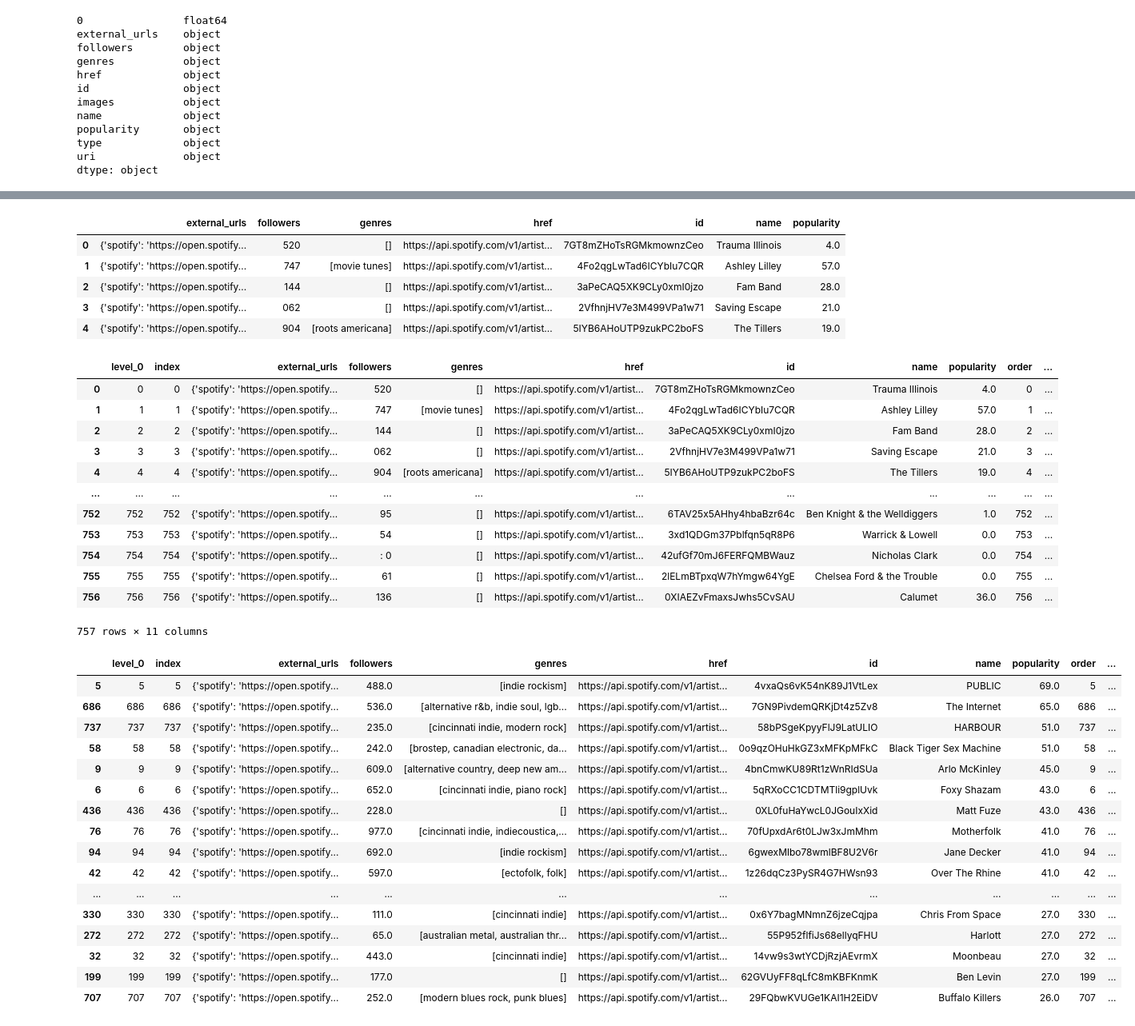
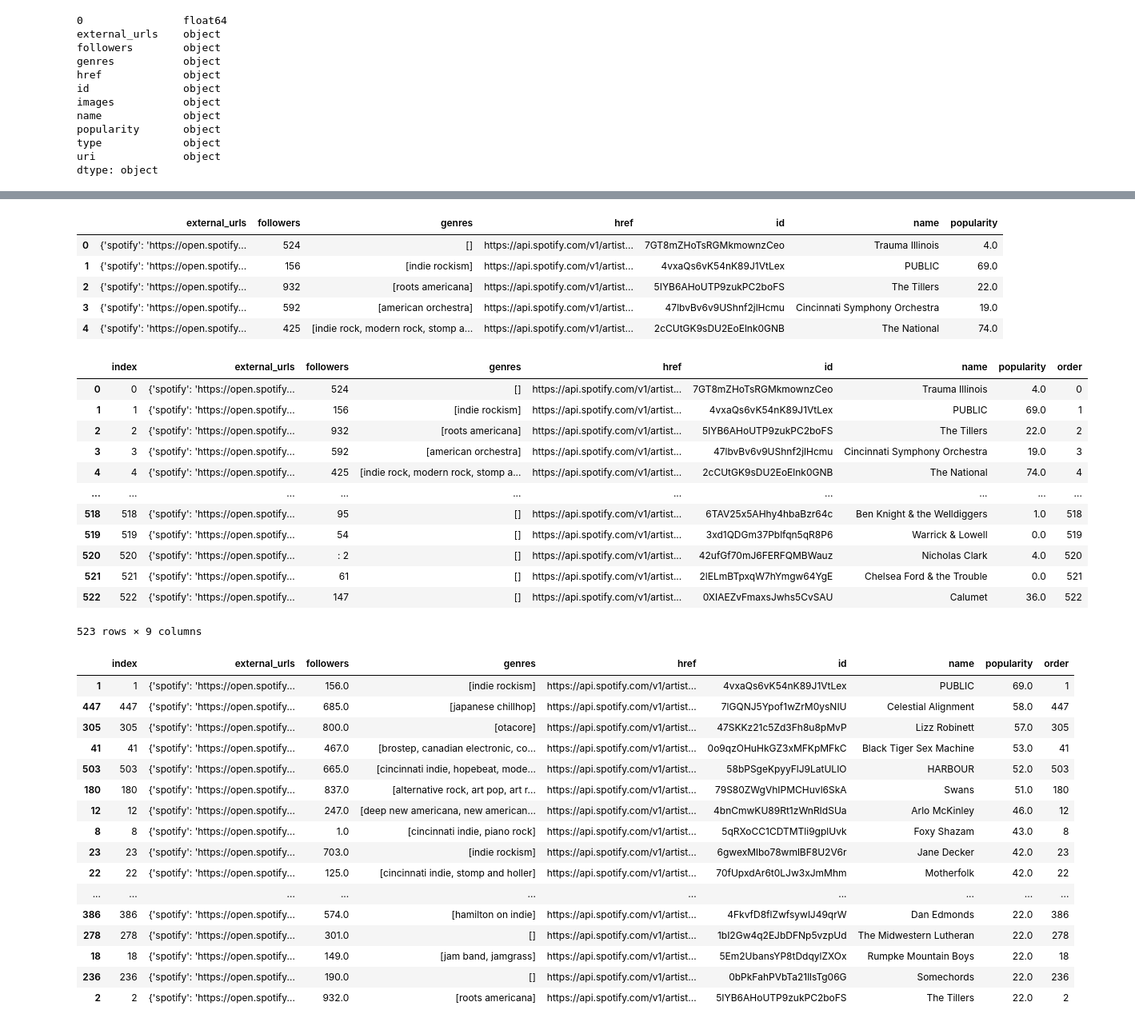
Before and after one commit to jbjaxxon/local_music_analytics_v2, a Jupyter notebook: 02_get_spotify_info.ipynb, the cells around one changed output, grey strips where cells are left out. Shown at 80% size. Drawn from its saved outputs; the diff is of its cells as text; code cells hidden in the pictures.

```diff
--- a/02_get_spotify_info.ipynb
+++ b/02_get_spotify_info.ipynb
@@ -208,6 +228,6 @@ search
   'previous': None,
   'total': 0}}
 # %%
-df_bands = df_bands[['names']]
+df_bands = df_bands[['names','favorites']]
 df_bands.head()
 # %% [output]
@@ -323,11 +343,11 @@ trim_spotify_clean = trim_spotify.drop([0, 'images','type','uri'], axis=1)
 trim_spotify_clean.head(5)
 # %% [output]
 |  | external_urls | followers | genres | href | id | name | popularity |
-| 0 | {'spotify': 'https://open.spotify... | 520 | [] | https://api.spotify.com/v1/artist... | 7GT8mZHoTsRGMkmownzCeo | Trauma Illinois | 4.0 |
-| 1 | {'spotify': 'https://open.spotify... | 747 | [movie tunes] | https://api.spotify.com/v1/artist... | 4Fo2qgLwTad6ICYbIu7CQR | Ashley Lilley | 57.0 |
-| 2 | {'spotify': 'https://open.spotify... | 144 | [] | https://api.spotify.com/v1/artist... | 3aPeCAQ5XK9CLy0xmI0jzo | Fam Band | 28.0 |
-| 3 | {'spotify': 'https://open.spotify... | 062 | [] | https://api.spotify.com/v1/artist... | 2VfhnjHV7e3M499VPa1w71 | Saving Escape | 21.0 |
-| 4 | {'spotify': 'https://open.spotify... | 904 | [roots americana] | https://api.spotify.com/v1/artist... | 5IYB6AHoUTP9zukPC2boFS | The Tillers | 19.0 |
+| 0 | {'spotify': 'https://open.spotify... | 524 | [] | https://api.spotify.com/v1/artist... | 7GT8mZHoTsRGMkmownzCeo | Trauma Illinois | 4.0 |
+| 1 | {'spotify': 'https://open.spotify... | 156 | [indie rockism] | https://api.spotify.com/v1/artist... | 4vxaQs6vK54nK89J1VtLex | PUBLIC | 69.0 |
+| 2 | {'spotify': 'https://open.spotify... | 932 | [roots americana] | https://api.spotify.com/v1/artist... | 5IYB6AHoUTP9zukPC2boFS | The Tillers | 22.0 |
+| 3 | {'spotify': 'https://open.spotify... | 592 | [american orchestra] | https://api.spotify.com/v1/artist... | 47lbvBv6v9UShnf2jlHcmu | Cincinnati Symphony Orchestra | 19.0 |
+| 4 | {'spotify': 'https://open.spotify... | 425 | [indie rock, modern rock, stomp a... | https://api.spotify.com/v1/artist... | 2cCUtGK9sDU2EoElnk0GNB | The National | 74.0 |
 # %%
 # trim_spotify_clean.dtypes
 # trim_spotify_clean["popularity"] = pd.to_numeric(trim_spotify_clean["popularity"])
@@ -338,19 +358,19 @@ trim_spotify_local.reset_index(inplace=True)
 trim_spotify_local['order'] = trim_spotify_local['index']
 trim_spotify_local
 # %% [output]
-|  | level_0 | index | external_urls | followers | genres | href | id | name | popularity | order | ... |
-| 0 | 0 | 0 | {'spotify': 'https://open.spotify... | 520 | [] | https://api.spotify.com/v1/artist... | 7GT8mZHoTsRGMkmownzCeo | Trauma Illinois | 4.0 | 0 | ... |
-| 1 | 1 | 1 | {'spotify': 'https://open.spotify... | 747 | [movie tunes] | https://api.spotify.com/v1/artist... | 4Fo2qgLwTad6ICYbIu7CQR | Ashley Lilley | 57.0 | 1 | ... |
-| 2 | 2 | 2 | {'spotify': 'https://open.spotify... | 144 | [] | https://api.spotify.com/v1/artist... | 3aPeCAQ5XK9CLy0xmI0jzo | Fam Band | 28.0 | 2 | ... |
-| 3 | 3 | 3 | {'spotify': 'https://open.spotify... | 062 | [] | https://api.spotify.com/v1/artist... | 2VfhnjHV7e3M499VPa1w71 | Saving Escape | 21.0 | 3 | ... |
-| 4 | 4 | 4 | {'spotify': 'https://open.spotify... | 904 | [roots americana] | https://api.spotify.com/v1/artist... | 5IYB6AHoUTP9zukPC2boFS | The Tillers | 19.0 | 4 | ... |
-| ... | ... | ... | ... | ... | ... | ... | ... | ... | ... | ... | ... |
-| 752 | 752 | 752 | {'spotify': 'https://open.spotify... | 95 | [] | https://api.spotify.com/v1/artist... | 6TAV25x5AHhy4hbaBzr64c | Ben Knight & the Welldiggers | 1.0 | 752 | ... |
-| 753 | 753 | 753 | {'spotify': 'https://open.spotify... | 54 | [] | https://api.spotify.com/v1/artist... | 3xd1QDGm37Pblfqn5qR8P6 | Warrick & Lowell | 0.0 | 753 | ... |
-| 754 | 754 | 754 | {'spotify': 'https://open.spotify... | : 0 | [] | https://api.spotify.com/v1/artist... | 42ufGf70mJ6FERFQMBWauz | Nicholas Clark | 0.0 | 754 | ... |
-| 755 | 755 | 755 | {'spotify': 'https://open.spotify... | 61 | [] | https://api.spotify.com/v1/artist... | 2lELmBTpxqW7hYmgw64YgE | Chelsea Ford & the Trouble | 0.0 | 755 | ... |
-| 756 | 756 | 756 | {'spotify': 'https://open.spotify... | 136 | [] | https://api.spotify.com/v1/artist... | 0XIAEZvFmaxsJwhs5CvSAU | Calumet | 36.0 | 756 | ... |
+|  | index | external_urls | followers | genres | href | id | name | popularity | order |
+| 0 | 0 | {'spotify': 'https://open.spotify... | 524 | [] | https://api.spotify.com/v1/artist... | 7GT8mZHoTsRGMkmownzCeo | Trauma Illinois | 4.0 | 0 |
+| 1 | 1 | {'spotify': 'https://open.spotify... | 156 | [indie rockism] | https://api.spotify.com/v1/artist... | 4vxaQs6vK54nK89J1VtLex | PUBLIC | 69.0 | 1 |
+| 2 | 2 | {'spotify': 'https://open.spotify... | 932 | [roots americana] | https://api.spotify.com/v1/artist... | 5IYB6AHoUTP9zukPC2boFS | The Tillers | 22.0 | 2 |
+| 3 | 3 | {'spotify': 'https://open.spotify... | 592 | [american orchestra] | https://api.spotify.com/v1/artist... | 47lbvBv6v9UShnf2jlHcmu | Cincinnati Symphony Orchestra | 19.0 | 3 |
+| 4 | 4 | {'spotify': 'https://open.spotify... | 425 | [indie rock, modern rock, stomp a... | https://api.spotify.com/v1/artist... | 2cCUtGK9sDU2EoElnk0GNB | The National | 74.0 | 4 |
+| ... | ... | ... | ... | ... | ... | ... | ... | ... | ... |
+| 518 | 518 | {'spotify': 'https://open.spotify... | 95 | [] | https://api.spotify.com/v1/artist... | 6TAV25x5AHhy4hbaBzr64c | Ben Knight & the Welldiggers | 1.0 | 518 |
+| 519 | 519 | {'spotify': 'https://open.spotify... | 54 | [] | https://api.spotify.com/v1/artist... | 3xd1QDGm37Pblfqn5qR8P6 | Warrick & Lowell | 0.0 | 519 |
+| 520 | 520 | {'spotify': 'https://open.spotify... | : 2 | [] | https://api.spotify.com/v1/artist... | 42ufGf70mJ6FERFQMBWauz | Nicholas Clark | 4.0 | 520 |
+| 521 | 521 | {'spotify': 'https://open.spotify... | 61 | [] | https://api.spotify.com/v1/artist... | 2lELmBTpxqW7hYmgw64YgE | Chelsea Ford & the Trouble | 0.0 | 521 |
+| 522 | 522 | {'spotify': 'https://open.spotify... | 147 | [] | https://api.spotify.com/v1/artist... | 0XIAEZvFmaxsJwhs5CvSAU | Calumet | 36.0 | 522 |
-757 rows × 11 columns
+523 rows × 9 columns
 # %%
 # import numpy as np
 # trim_spotify_local['local'] = np.where((trim_spotify_local['order']>400) & (trim_spotify_local['popularity']>20) , 'no', 'yes')
@@ -362,50 +382,54 @@ trim_spotify_local
 # %%
 trim_to_local_only = trim_spotify_local
 # Reassign to correct DF
 trim_spotify_clean = trim_to_local_only
 
 trim_spotify_clean = trim_spotify_clean.replace(': ','', regex=True)
 trim_spotify_clean[['followers']] = trim_spotify_clean[['followers']].astype(float)
 
 goodbye_national_list = ['Billie Eilish','Marc Anthony','Travis Barker','The National',
 'Supertramp','A Day To Remember','Nancy Sinatra','Moira Dela Torre',
 'Audrey Mika', 'BANKS','Vacations','Patsy Cline','Ricky Nelson',
 'SOYEON of (G)I-DLE','Jameson Rodgers','RetroVision','Zooey Deschanel',
 'Eurielle',	'Ashley Lilley','Rucci','Aaryan Shah','Hilary Hahn',
 'The Original Broadway Cast Of School Of Rock','Alter Ego','Madleen Kane',
 'Loren Hartman','Rarin','Ted Nugent','Wilderado','Buckethead','Ghost Rider',
 'Celestial Aeon Project','Copper King','JUDGE','Greer','The Sweeplings','Focus','McEnroe','	Matt Fuze',
 'Voodoo Glow Skulls','Louis Langrée','Here Come The Mummies','The Shivers','Sungazer','Ben Flocks','The Shivers','Night Owl',
 'Blueprint','Drew Schueler','Kelly Thomas','Sundae Drives','Meridian','Dark Matters','Mitch De Klein','Mick Blankenship',
-'Wayward Sons','Dan Campbell','Soften the Glare','Bad Veins','Continuados','','','',
-'','','','','','','','',
+'Wayward Sons','Dan Campbell','Soften the Glare','Bad Veins','Continuados','The Internet','Matt Fuze','John Ford Coley',
+'Johnny Christoff','FWD','Resonator Threads','Northbound','Flatline','JBroadway','Ruby Reese','The Juice Is Okay',
+'The String Theory','American Sin','My Own Words','Harlott','Jesse Barnett','Ben Levin','Joesph Gillespie','Nosebleed',
+'Patchworks','Orchards','The Spiders From Mars','Tim Snider','Livid','Dr. Head','Brian Kelly','',
 '','','','','','','',''
+
 ]
 
 pd.set_option('display.max_rows', 500)
 
 trim_spotify_clean_er = trim_spotify_clean[~trim_spotify_clean['name'].isin(goodbye_national_list)]
 trim_spotify_clean_er = trim_spotify_clean_er.drop_duplicates('name')
 # trim_spotify_clean_er.sort_values('followers',ascending=False, na_position='last').head(40)
 trim_spotify_clean_er.sort_values('popularity',ascending=False, na_position='last').head(40)
+# trim_spotify_clean_er.sort_values('order',ascending=False, na_position='last').head(40)
 # %% [output]
-|  | level_0 | index | external_urls | followers | genres | href | id | name | popularity | order | ... |
-| 5 | 5 | 5 | {'spotify': 'https://open.spotify... | 488.0 | [indie rockism] | https://api.spotify.com/v1/artist... | 4vxaQs6vK54nK89J1VtLex | PUBLIC | 69.0 | 5 | ... |
-| 686 | 686 | 686 | {'spotify': 'https://open.spotify... | 536.0 | [alternative r&b, indie soul, lgb... | https://api.spotify.com/v1/artist... | 7GN9PivdemQRKjDt4z5Zv8 | The Internet | 65.0 | 686 | ... |
-| 737 | 737 | 737 | {'spotify': 'https://open.spotify... | 235.0 | [cincinnati indie, modern rock] | https://api.spotify.com/v1/artist... | 58bPSgeKpyyFlJ9LatULIO | HARBOUR | 51.0 | 737 | ... |
-| 58 | 58 | 58 | {'spotify': 'https://open.spotify... | 242.0 | [brostep, canadian electronic, da... | https://api.spotify.com/v1/artist... | 0o9qzOHuHkGZ3xMFKpMFkC | Black Tiger Sex Machine | 51.0 | 58 | ... |
-| 9 | 9 | 9 | {'spotify': 'https://open.spotify... | 609.0 | [alternative country, deep new am... | https://api.spotify.com/v1/artist... | 4bnCmwKU89Rt1zWnRIdSUa | Arlo McKinley | 45.0 | 9 | ... |
-| 6 | 6 | 6 | {'spotify': 'https://open.spotify... | 652.0 | [cincinnati indie, piano rock] | https://api.spotify.com/v1/artist... | 5qRXoCC1CDTMTli9gplUvk | Foxy Shazam | 43.0 | 6 | ... |
-| 436 | 436 | 436 | {'spotify': 'https://open.spotify... | 228.0 | [] | https://api.spotify.com/v1/artist... | 0XL0fuHaYwcL0JGouIxXid | Matt Fuze | 43.0 | 436 | ... |
-| 76 | 76 | 76 | {'spotify': 'https://open.spotify... | 977.0 | [cincinnati indie, indiecoustica,... | https://api.spotify.com/v1/artist... | 70fUpxdAr6t0LJw3xJmMhm | Motherfolk | 41.0 | 76 | ... |
-| 94 | 94 | 94 | {'spotify': 'https://open.spotify... | 692.0 | [indie rockism] | https://api.spotify.com/v1/artist... | 6gwexMlbo78wmlBF8U2V6r | Jane Decker | 41.0 | 94 | ... |
-| 42 | 42 | 42 | {'spotify': 'https://open.spotify... | 597.0 | [ectofolk, folk] | https://api.spotify.com/v1/artist... | 1z26dqCz3PySR4G7HWsn93 | Over The Rhine | 41.0 | 42 | ... |
-| ... | ... | ... | ... | ... | ... | ... | ... | ... | ... | ... | ... |
-| 330 | 330 | 330 | {'spotify': 'https://open.spotify... | 111.0 | [cincinnati indie] | https://api.spotify.com/v1/artist... | 0x6Y7bagMNmnZ6jzeCqjpa | Chris From Space | 27.0 | 330 | ... |
-| 272 | 272 | 272 | {'spotify': 'https://open.spotify... | 65.0 | [australian metal, australian thr... | https://api.spotify.com/v1/artist... | 55P952flfiJs68ellyqFHU | Harlott | 27.0 | 272 | ... |
-| 32 | 32 | 32 | {'spotify': 'https://open.spotify... | 443.0 | [cincinnati indie] | https://api.spotify.com/v1/artist... | 14vw9s3wtYCDjRzjAEvrmX | Moonbeau | 27.0 | 32 | ... |
-| 199 | 199 | 199 | {'spotify': 'https://open.spotify... | 177.0 | [] | https://api.spotify.com/v1/artist... | 62GVUyFF8qLfC8mKBFKnmK | Ben Levin | 27.0 | 199 | ... |
-| 707 | 707 | 707 | {'spotify': 'https://open.spotify... | 252.0 | [modern blues rock, punk blues] | https://api.spotify.com/v1/artist... | 29FQbwKVUGe1KAI1H2EiDV | Buffalo Killers | 26.0 | 707 | ... |
+|  | index | external_urls | followers | genres | href | id | name | popularity | order |
+| 1 | 1 | {'spotify': 'https://open.spotify... | 156.0 | [indie rockism] | https://api.spotify.com/v1/artist... | 4vxaQs6vK54nK89J1VtLex | PUBLIC | 69.0 | 1 |
+| 447 | 447 | {'spotify': 'https://open.spotify... | 685.0 | [japanese chillhop] | https://api.spotify.com/v1/artist... | 7lGQNJ5Ypof1wZrM0ysNIU | Celestial Alignment | 58.0 | 447 |
+| 305 | 305 | {'spotify': 'https://open.spotify... | 800.0 | [otacore] | https://api.spotify.com/v1/artist... | 47SKKz21c5Zd3Fh8u8pMvP | Lizz Robinett | 57.0 | 305 |
+| 41 | 41 | {'spotify': 'https://open.spotify... | 467.0 | [brostep, canadian electronic, co... | https://api.spotify.com/v1/artist... | 0o9qzOHuHkGZ3xMFKpMFkC | Black Tiger Sex Machine | 53.0 | 41 |
+| 503 | 503 | {'spotify': 'https://open.spotify... | 665.0 | [cincinnati indie, hopebeat, mode... | https://api.spotify.com/v1/artist... | 58bPSgeKpyyFlJ9LatULIO | HARBOUR | 52.0 | 503 |
+| 180 | 180 | {'spotify': 'https://open.spotify... | 837.0 | [alternative rock, art pop, art r... | https://api.spotify.com/v1/artist... | 79S80ZWgVhIPMCHuvl6SkA | Swans | 51.0 | 180 |
+| 12 | 12 | {'spotify': 'https://open.spotify... | 247.0 | [deep new americana, new american... | https://api.spotify.com/v1/artist... | 4bnCmwKU89Rt1zWnRIdSUa | Arlo McKinley | 46.0 | 12 |
+| 8 | 8 | {'spotify': 'https://open.spotify... | 1.0 | [cincinnati indie, piano rock] | https://api.spotify.com/v1/artist... | 5qRXoCC1CDTMTli9gplUvk | Foxy Shazam | 43.0 | 8 |
+| 23 | 23 | {'spotify': 'https://open.spotify... | 703.0 | [indie rockism] | https://api.spotify.com/v1/artist... | 6gwexMlbo78wmlBF8U2V6r | Jane Decker | 42.0 | 23 |
+| 22 | 22 | {'spotify': 'https://open.spotify... | 125.0 | [cincinnati indie, stomp and holler] | https://api.spotify.com/v1/artist... | 70fUpxdAr6t0LJw3xJmMhm | Motherfolk | 42.0 | 22 |
+| ... | ... | ... | ... | ... | ... | ... | ... | ... | ... |
+| 386 | 386 | {'spotify': 'https://open.spotify... | 574.0 | [hamilton on indie] | https://api.spotify.com/v1/artist... | 4FkvfD8flZwfsywlJ49qrW | Dan Edmonds | 22.0 | 386 |
+| 278 | 278 | {'spotify': 'https://open.spotify... | 301.0 | [] | https://api.spotify.com/v1/artist... | 1bI2Gw4q2EJbDFNp5vzpUd | The Midwestern Lutheran | 22.0 | 278 |
+| 18 | 18 | {'spotify': 'https://open.spotify... | 149.0 | [jam band, jamgrass] | https://api.spotify.com/v1/artist... | 5Em2UbansYP8tDdqylZXOx | Rumpke Mountain Boys | 22.0 | 18 |
+| 236 | 236 | {'spotify': 'https://open.spotify... | 190.0 | [] | https://api.spotify.com/v1/artist... | 0bPkFahPVbTa21llsTg06G | Somechords | 22.0 | 236 |
+| 2 | 2 | {'spotify': 'https://open.spotify... | 932.0 | [roots americana] | https://api.spotify.com/v1/artist... | 5IYB6AHoUTP9zukPC2boFS | The Tillers | 22.0 | 2 |
 # %%
 ids_only = trim_spotify_clean_er['id']
 ids_only = [x for x in ids_only if str(x) != 'nan']
```
Also changed, not shown: parts of 22 cells of this notebook, 3 other files.
